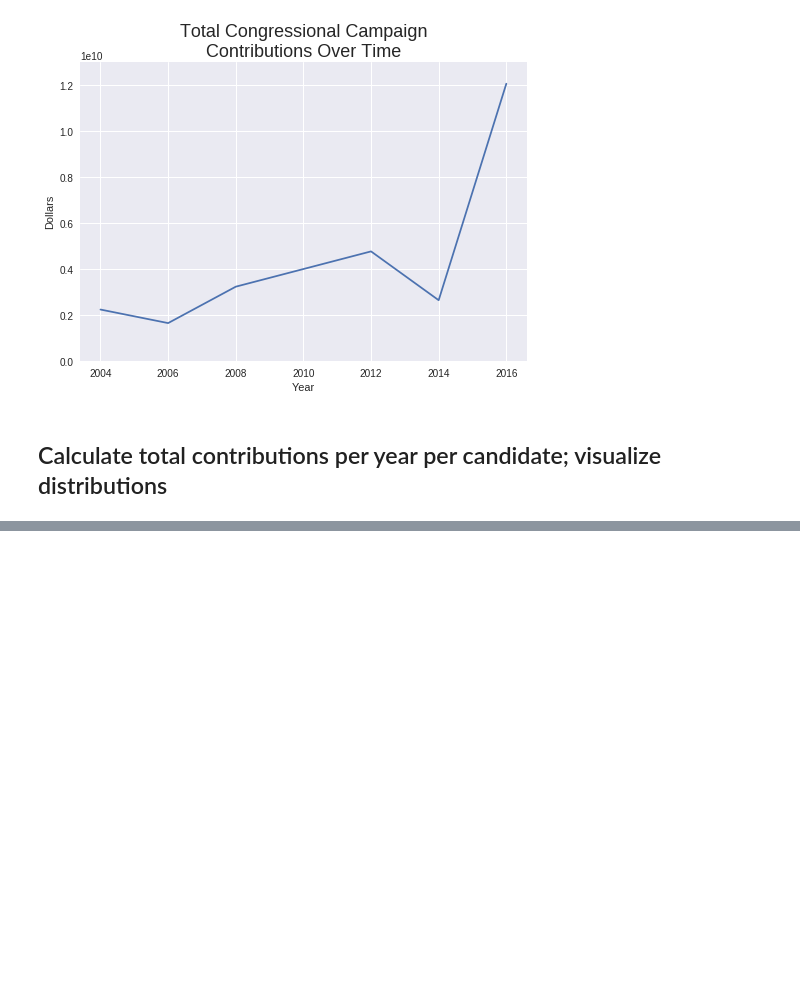
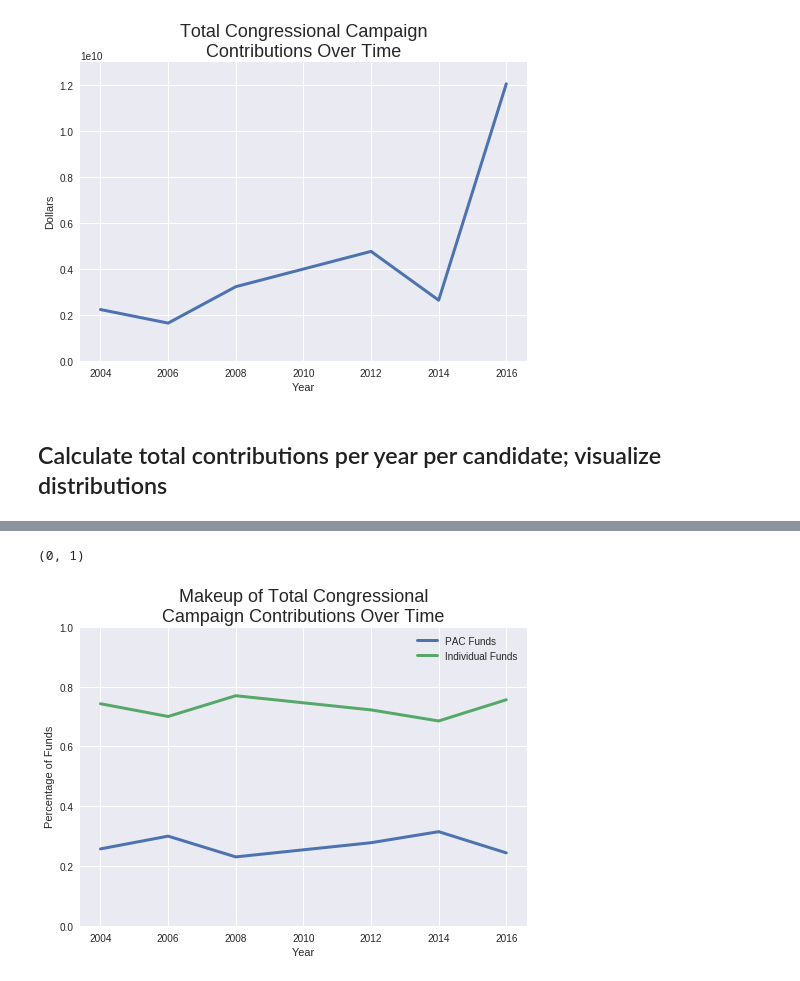
Before and after one commit to wlifferth/qcdataops, a Jupyter notebook: q1/q1.ipynb, the cells around one changed output, grey strips where cells are left out. Drawn from its saved outputs; the diff is of its cells as text; code cells hidden in the pictures; blank space fills up the shorter version.

```diff
--- a/q1/q1.ipynb
+++ b/q1/q1.ipynb
@@ -101,0 +97,11 @@ for p, i, y in zip(pac_cycle_total['amount'], ind_cycle_total['amount'], years):
+# %%
+plt.plot(years, ppl, label="PAC Funds", lw=3)
+plt.plot(years, ipl, label="Individual Funds", lw=3)
+plt.title("Makeup of Total Congressional\nCampaign Contributions Over Time", size=18)
+plt.legend()
+plt.xlabel("Year")
+plt.ylabel("Percentage of Funds")
+plt.ylim([0, 1])
+# %% [output]
+(0, 1)
+[figure, added]
```
Also changed, not shown: parts of 4 cells of this notebook.
